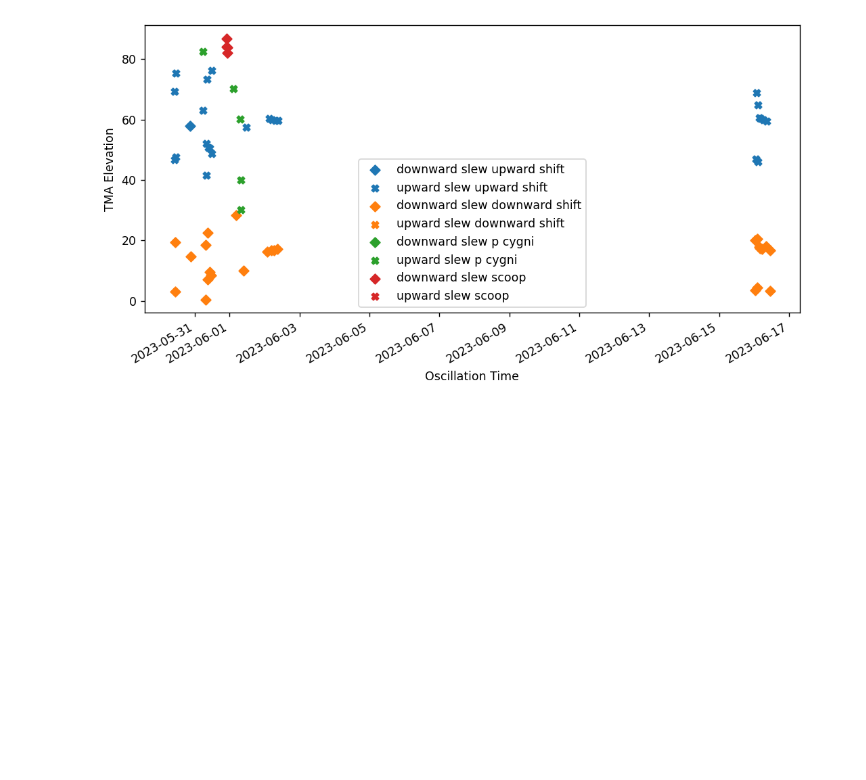
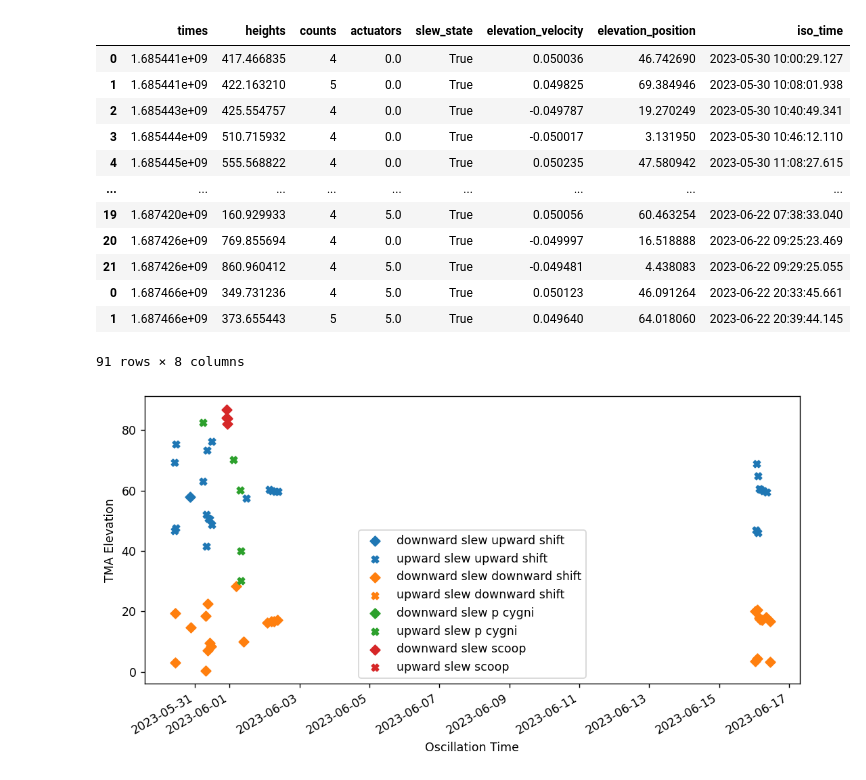
Before and after one commit to psferguson/psferguson_sitcom, a Jupyter notebook: projects/m1m3/hp_oscillations_during_slew/notebooks/roll_up_oscillations.ipynb, the cells around one changed output. Saved outputs shown, nothing was run; the diff lists cells and outputs as text; code cells hidden in the pictures; blank space fills up the shorter version.

```diff
--- a/projects/m1m3/hp_oscillations_during_slew/notebooks/roll_up_oscillations.ipynb
+++ b/projects/m1m3/hp_oscillations_during_slew/notebooks/roll_up_oscillations.ipynb
@@ -54,5 +46,19 @@ fig.autofmt_xdate()
 # %%
-overall_frame.iloc[:,1:].to_csv("../../../../scripts/data/combined_events.csv",index=False)
+overall_frame.iloc[:,1:]..to_csv("/home/p/pferguso/u/projects/m1m3/hp_oscillations_during_slew/data/230622_combined_events.csv",index=False)
+# %% [output]
+|  | times | heights | counts | actuators | slew_state | elevation_velocity | elevation_position | iso_time |
+| 0 | 1.685441e+09 | 417.466835 | 4 | 0.0 | True | 0.050036 | 46.742690 | 2023-05-30 10:00:29.127 |
+| 1 | 1.685441e+09 | 422.163210 | 5 | 0.0 | True | 0.049825 | 69.384946 | 2023-05-30 10:08:01.938 |
+| 2 | 1.685443e+09 | 425.554757 | 4 | 0.0 | True | -0.049787 | 19.270249 | 2023-05-30 10:40:49.341 |
+| 3 | 1.685444e+09 | 510.715932 | 4 | 0.0 | True | -0.050017 | 3.131950 | 2023-05-30 10:46:12.110 |
+| 4 | 1.685445e+09 | 555.568822 | 4 | 0.0 | True | 0.050235 | 47.580942 | 2023-05-30 11:08:27.615 |
+| ... | ... | ... | ... | ... | ... | ... | ... | ... |
+| 19 | 1.687420e+09 | 160.929933 | 4 | 5.0 | True | 0.050056 | 60.463254 | 2023-06-22 07:38:33.040 |
+| 20 | 1.687426e+09 | 769.855694 | 4 | 0.0 | True | -0.049997 | 16.518888 | 2023-06-22 09:25:23.469 |
+| 21 | 1.687426e+09 | 860.960412 | 4 | 5.0 | True | -0.049481 | 4.438083 | 2023-06-22 09:29:25.055 |
+| 0 | 1.687466e+09 | 349.731236 | 4 | 5.0 | True | 0.050123 | 46.091264 | 2023-06-22 20:33:45.661 |
+| 1 | 1.687466e+09 | 373.655443 | 5 | 5.0 | True | 0.049640 | 64.018060 | 2023-06-22 20:39:44.145 |
+91 rows × 8 columns
 # %%
 sel=(overall_frame["times"] < (overall_frame["times"].min() + 24*60*60*5))
 x=overall_frame["times"][sel]
```
Also changed, not shown: parts of 5 cells of this notebook, 4 other files.
